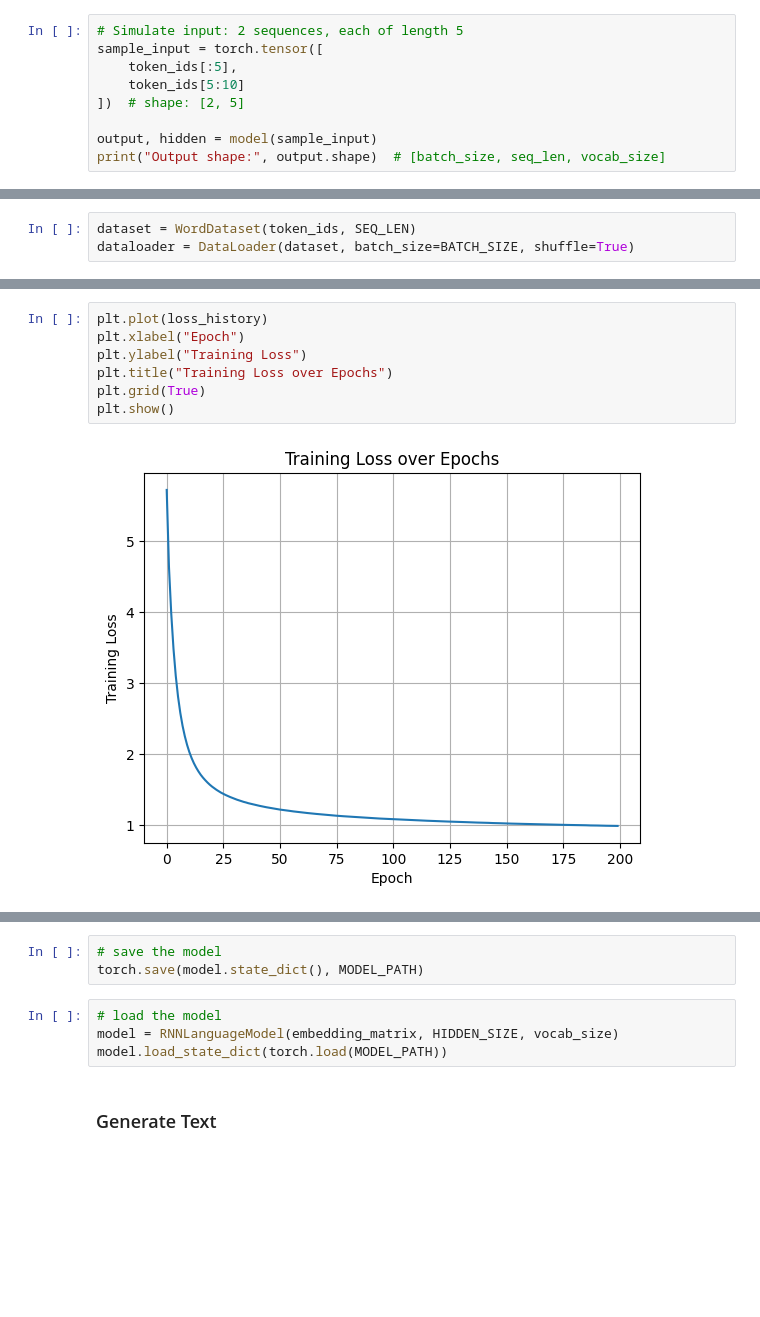
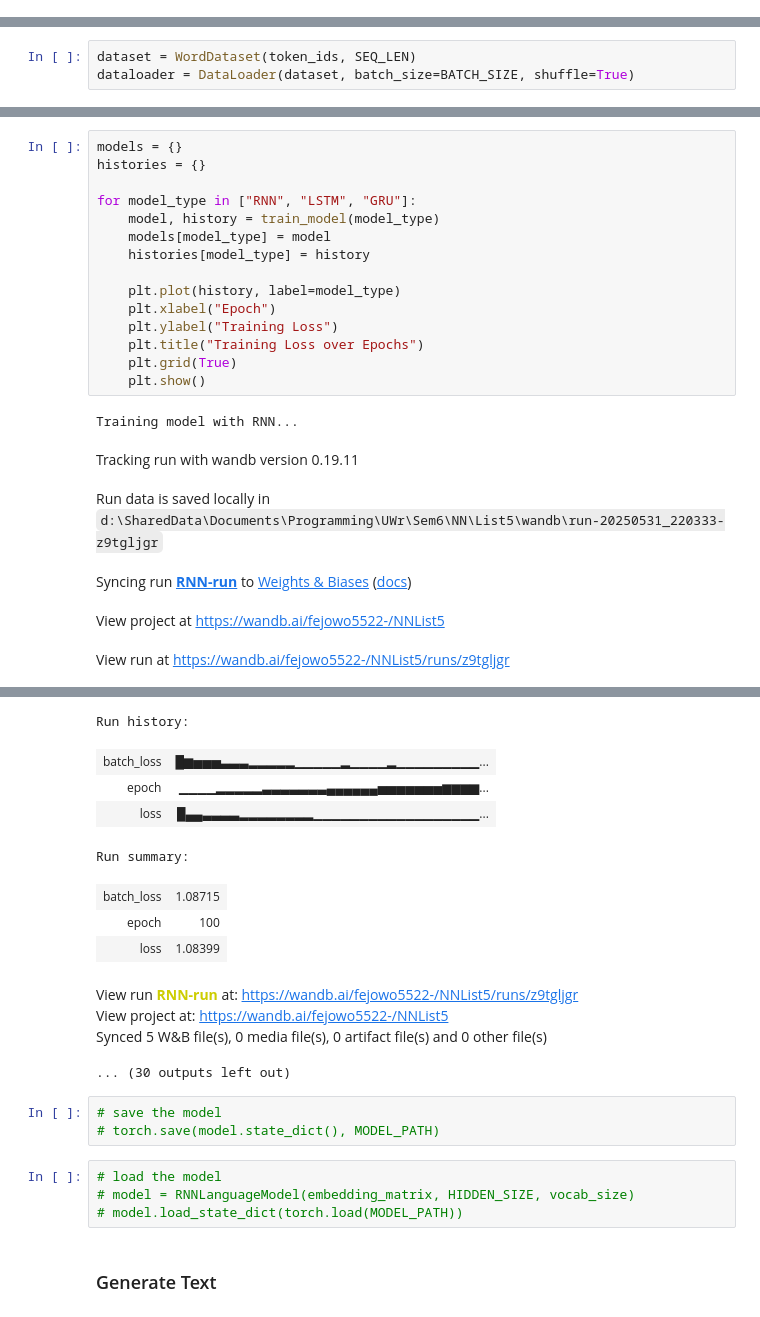
Before and after one commit to PatrykFlama/UWr, a Jupyter notebook: Sem6/NN/List5/Task5.ipynb, the cells around one changed output, grey strips where cells are left out. Saved outputs shown, nothing was run; the diff lists cells and outputs as text; blank space fills up the shorter version.

```diff
--- a/Sem6/NN/List5/Task5.ipynb
+++ b/Sem6/NN/List5/Task5.ipynb
@@ -217,9 +204,0 @@ RNNLanguageModel(
-# %%
-# Simulate input: 2 sequences, each of length 5
-sample_input = torch.tensor([
-    token_ids[:5],
-    token_ids[5:10]
-])  # shape: [2, 5]
-
-output, hidden = model(sample_input)
-print("Output shape:", output.shape)  # [batch_size, seq_len, vocab_size]
@@ -302,9 +278,22 @@ View run at https://wandb.ai/fejowo5522-/NNList5/runs/tke8w0is
-# %%
-plt.plot(loss_history)
-plt.xlabel("Epoch")
-plt.ylabel("Training Loss")
-plt.title("Training Loss over Epochs")
-plt.grid(True)
-plt.show()
-# %% [output]
-[figure, removed]
+# %%
+models = {}
+histories = {}
+
+for model_type in ["RNN", "LSTM", "GRU"]:
+    model, history = train_model(model_type)
+    models[model_type] = model
+    histories[model_type] = history
+
+    plt.plot(history, label=model_type)
+    plt.xlabel("Epoch")
+    plt.ylabel("Training Loss")
+    plt.title("Training Loss over Epochs")
+    plt.grid(True)
+    plt.show()
+# %% [output]
+Training model with RNN...
+Tracking run with wandb version 0.19.11
+Run data is saved locally in d:\SharedData\Documents\Programming\UWr\Sem6\NN\List5\wandb\run-20250531_220333-z9tgljgr
+Syncing run RNN-run to Weights & Biases (docs)
+View project at https://wandb.ai/fejowo5522-/NNList5
+View run at https://wandb.ai/fejowo5522-/NNList5/runs/z9tgljgr
@@ -311,10 +301,22 @@ plt.show()
+Run history:
+| batch_loss | █▆▅▅▅▃▃▃▂▂▂▂▂▁▁▁▁▁▂▁▁▁▁▂▁▁▁▁▁▁▁▁▁... |
+| epoch | ▁▁▁▁▂▂▂▂▂▃▃▃▃▃▃▃▄▄▄▄▄▄▅▅▅▅▅▅▅▆▆▆▆... |
+| loss | █▄▄▃▃▃▃▂▂▂▂▂▂▂▂▁▁▁▁▁▁▁▁▁▁▁▁▁▁▁▁▁▁... |
+Run summary:
+| batch_loss | 1.08715 |
+| epoch | 100 |
+| loss | 1.08399 |
+View run RNN-run at: https://wandb.ai/fejowo5522-/NNList5/runs/z9tgljgr
+View project at: https://wandb.ai/fejowo5522-/NNList5
+Synced 5 W&B file(s), 0 media file(s), 0 artifact file(s) and 0 other file(s)
+... (30 outputs left out)
 # %%
 # save the model
-torch.save(model.state_dict(), MODEL_PATH)
+# torch.save(model.state_dict(), MODEL_PATH)
 # %%
 # load the model
-model = RNNLanguageModel(embedding_matrix, HIDDEN_SIZE, vocab_size)
-model.load_state_dict(torch.load(MODEL_PATH))
+# model = RNNLanguageModel(embedding_matrix, HIDDEN_SIZE, vocab_size)
+# model.load_state_dict(torch.load(MODEL_PATH))
 # %% [markdown]
 ### Generate Text
 # %%
```
Also changed, not shown: parts of 19 cells of this notebook.
